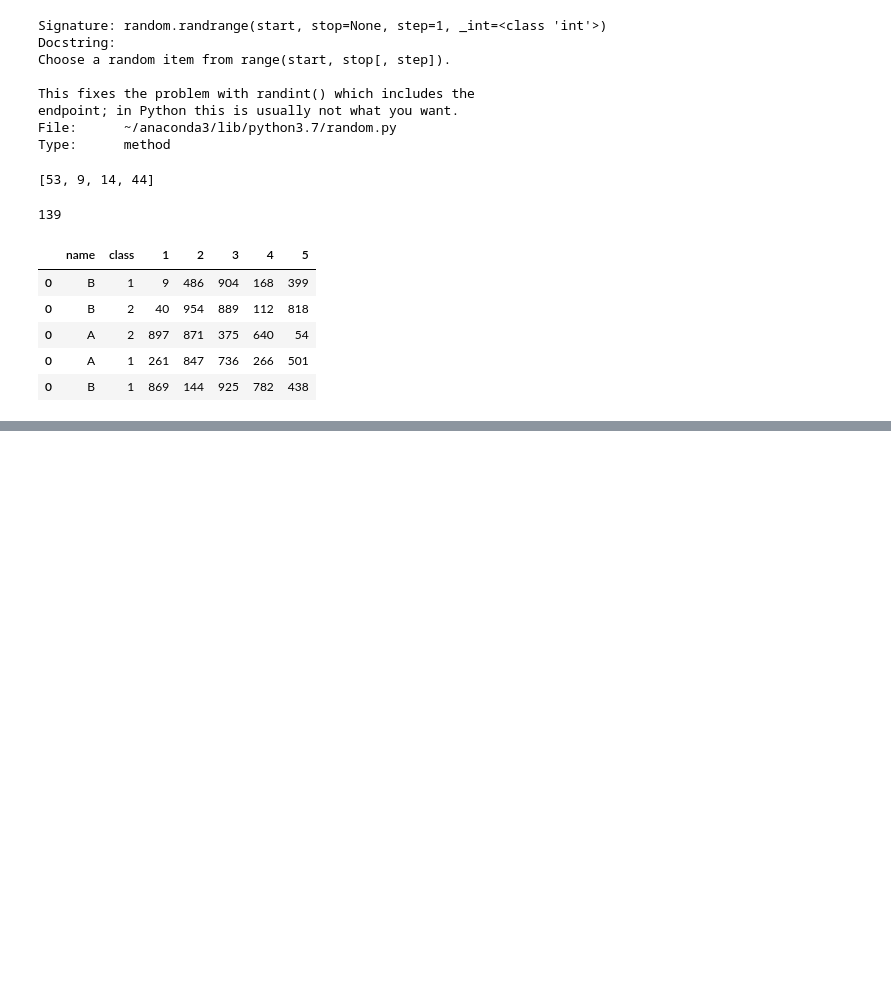
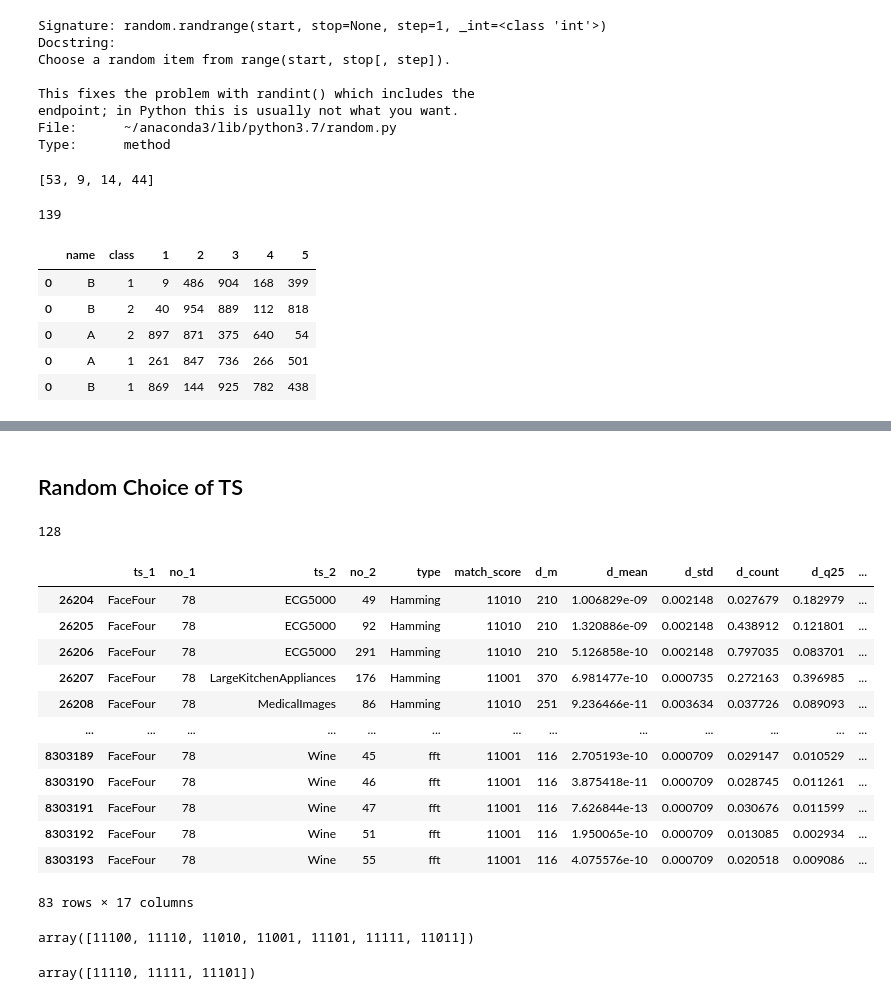
Before and after one commit to philippbeer/ts_search_engine, a Jupyter notebook: notebooks/ucr_initial_analysis.ipynb, the cells around one changed output, grey strips where cells are left out. Saved outputs shown, nothing was run; the diff lists cells and outputs as text; code cells hidden in the pictures; blank space fills up the shorter version.

```diff
--- a/notebooks/ucr_initial_analysis.ipynb
+++ b/notebooks/ucr_initial_analysis.ipynb
@@ -206,0 +229,32 @@ dtype: object
+# %% [markdown]
+## Random Choice of TS
+# %%
+df_matches['ts_1'].unique()
+# %% [output]
+128
+# %%
+rng = default_rng()
+# %%
+sample_name = rng.choice(df_matches['ts_1'].unique())
+sample_no = rng.choice(df_matches[df_matches['ts_1']==sample_name]['no_1'].unique())
+
+df_matches[(df_matches['ts_1']==sample_name)&\
+          (df_matches['no_1']==sample_no)]
+# %% [output]
+|  | ts_1 | no_1 | ts_2 | no_2 | type | match_score | d_m | d_mean | d_std | d_count | d_q25 | ... |
+| 26204 | FaceFour | 78 | ECG5000 | 49 | Hamming | 11010 | 210 | 1.006829e-09 | 0.002148 | 0.027679 | 0.182979 | ... |
+| 26205 | FaceFour | 78 | ECG5000 | 92 | Hamming | 11010 | 210 | 1.320886e-09 | 0.002148 | 0.438912 | 0.121801 | ... |
+| 26206 | FaceFour | 78 | ECG5000 | 291 | Hamming | 11010 | 210 | 5.126858e-10 | 0.002148 | 0.797035 | 0.083701 | ... |
+| 26207 | FaceFour | 78 | LargeKitchenAppliances | 176 | Hamming | 11001 | 370 | 6.981477e-10 | 0.000735 | 0.272163 | 0.396985 | ... |
+| 26208 | FaceFour | 78 | MedicalImages | 86 | Hamming | 11010 | 251 | 9.236466e-11 | 0.003634 | 0.037726 | 0.089093 | ... |
+| ... | ... | ... | ... | ... | ... | ... | ... | ... | ... | ... | ... | ... |
+| 8303189 | FaceFour | 78 | Wine | 45 | fft | 11001 | 116 | 2.705193e-10 | 0.000709 | 0.029147 | 0.010529 | ... |
+| 8303190 | FaceFour | 78 | Wine | 46 | fft | 11001 | 116 | 3.875418e-11 | 0.000709 | 0.028745 | 0.011261 | ... |
+| 8303191 | FaceFour | 78 | Wine | 47 | fft | 11001 | 116 | 7.626844e-13 | 0.000709 | 0.030676 | 0.011599 | ... |
+| 8303192 | FaceFour | 78 | Wine | 51 | fft | 11001 | 116 | 1.950065e-10 | 0.000709 | 0.013085 | 0.002934 | ... |
+| 8303193 | FaceFour | 78 | Wine | 55 | fft | 11001 | 116 | 4.075576e-10 | 0.000709 | 0.020518 | 0.009086 | ... |
+83 rows × 17 columns
+# %%
+df_matches['match_score'].unique()
+# %% [output]
+array([11100, 11110, 11010, 11001, 11101, 11111, 11011])
@@ -206,0 +268,4 @@ dtype: object
+# %%
+df_reduced['match_score'].unique()
+# %% [output]
+array([11110, 11111, 11101])
```
Also changed, not shown: parts of 31 cells of this notebook, 4 other files.
